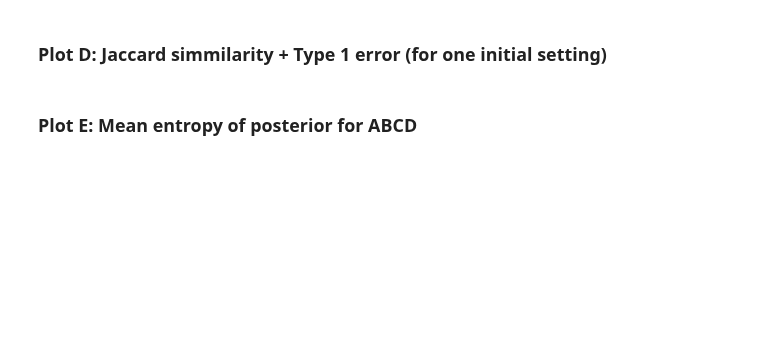
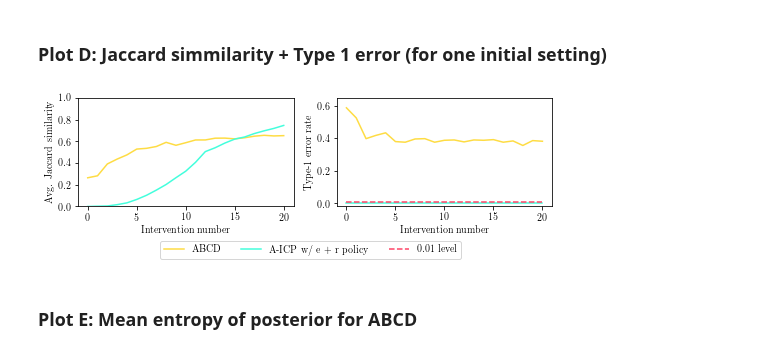
Before and after one commit to juangamella/aicp, a Jupyter notebook: plots_abcd.ipynb, the cells around one changed output. Cells and saved outputs as stored; diff of their text form; code cells hidden in the pictures; blank space fills up the shorter version.

```diff
--- a/plots_abcd.ipynb
+++ b/plots_abcd.ipynb
@@ -409,34 +421,36 @@ level = 0.01
 ylim = [0,1]
 
 mean_abcd = Trajectories_abcd_100.mean(axis=0)[0:plot_iter]
 mean_aicp = Trajectories_aicp_100["e + r"].mean(axis=0)[0:plot_iter]
 
 # Plot for 1000 initial samples
 plt.subplot(gs[0])
 ax = plt.gca()
 ax.plot(mean_abcd, c=colors[1], label="ABCD", linewidth=1.5)
 ax.plot(mean_aicp, c=colors[3], label="AICP w/ e + r policy", linewidth=1.5)
-plt.ylabel("Average Jaccard similarity")
+plt.ylabel("Avg. Jaccard similarity")
 plt.xlabel("Intervention number")
 plt.ylim(ylim)
 
 # =======================
 # == TYPE 1 ERROR RATE ==
 
 ylim = [-0.02,0.65]
 
 # Plot for 1000 initial samples
 plt.subplot(gs[1])
 ax = plt.gca()
 ax.plot(np.mean(Type1Errors_abcd_1000, axis=0)[0:plot_iter], c=colors[1], label="ABCD", linewidth=1.5)
 ax.plot(np.mean(Type1Error_aicp_1000["e + r"], axis=0)[0:plot_iter], c=colors[3], label="A-ICP w/ e + r policy", linewidth=1.5)
 ax.plot([0, plot_iter-1], [0.01, 0.01], color = colors[0], linestyle="--", label="0.01 level")
 plt.xlabel("Intervention number")
 plt.ylabel("Type-1 error rate")
 plt.ylim(ylim)
 ax.legend(prop=fontP, ncol=5, bbox_to_anchor=(0.6, -.27))
 
 plt.savefig("figures/abcd_vs_aicp.pdf", bbox_inches='tight')
+# %% [output]
+[figure, added]
 # %% [markdown]
 ### Plot E: Mean entropy of posterior for ABCD
 # %%
```
Also changed, not shown: parts of 8 cells of this notebook, 2 other files.
